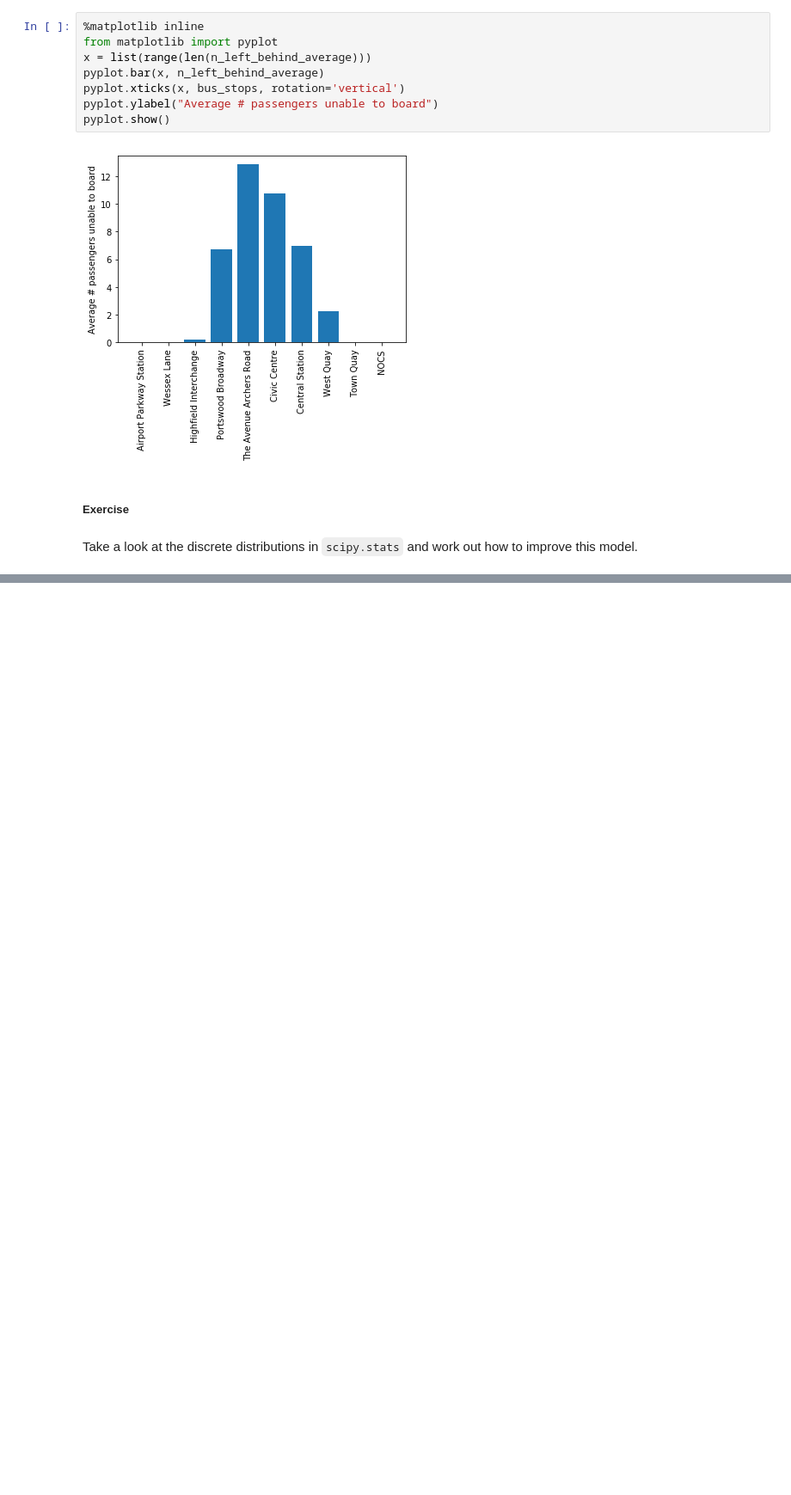
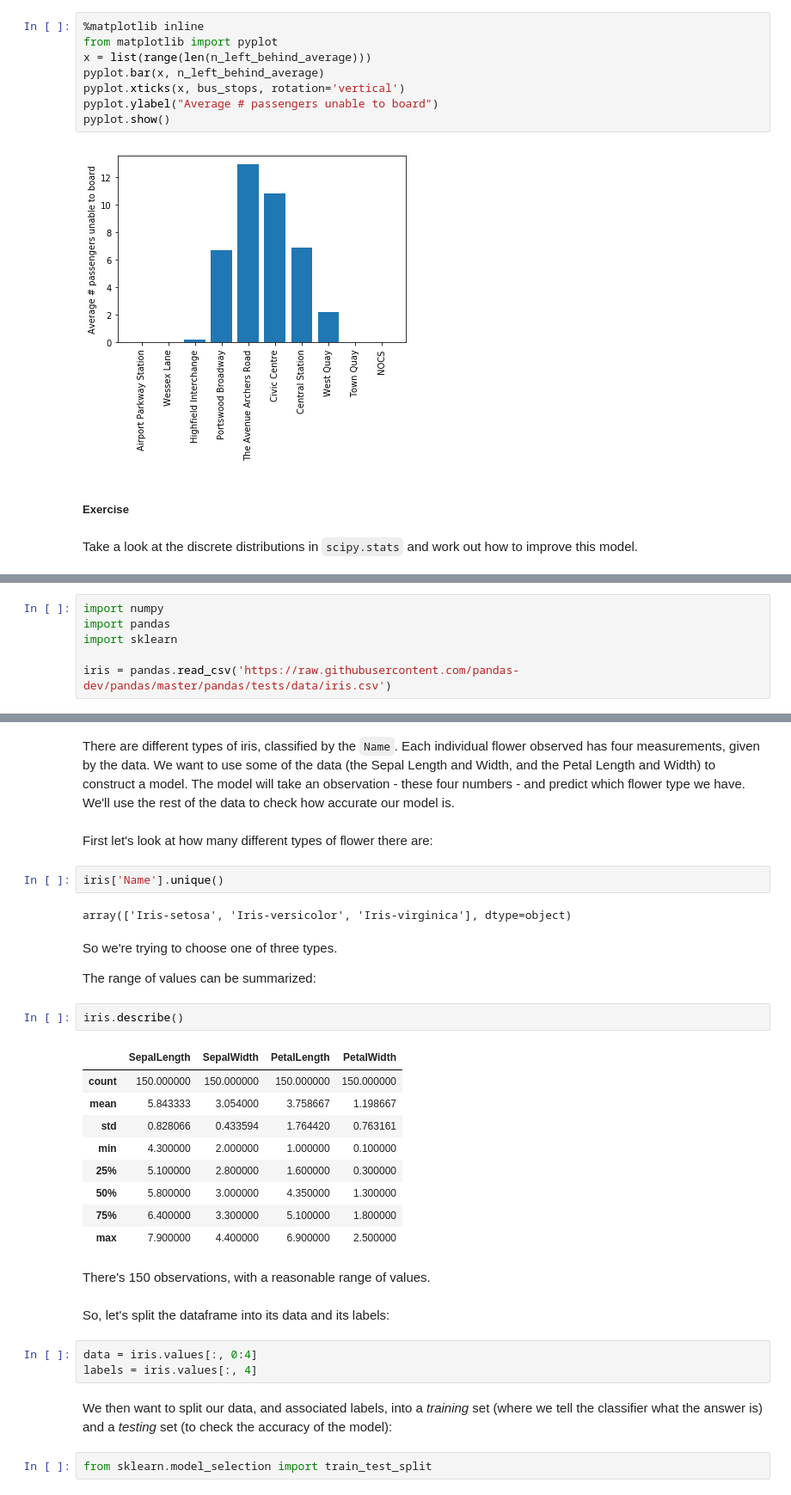
Before and after one commit to IanHawke/msc-or-python, a Jupyter notebook: examples.ipynb, the cells around one changed output, grey strips where cells are left out. Shown at 86% size. Cells and saved outputs as stored; diff of their text form; blank space fills up the shorter version.

```diff
--- a/examples.ipynb
+++ b/examples.ipynb
@@ -716,0 +725,6 @@ Take a look at the discrete distributions in `scipy.stats` and work out how to i
+# %%
+import numpy
+import pandas
+import sklearn
+
+iris = pandas.read_csv('https://raw.githubusercontent.com/pandas-dev/pandas/master/pandas/tests/data/iris.csv')
@@ -716,0 +742,35 @@ Take a look at the discrete distributions in `scipy.stats` and work out how to i
+# %% [markdown]
+There are different types of iris, classified by the `Name`. Each individual flower observed has four measurements, given by the data. We want to use some of the data (the Sepal Length and Width, and the Petal Length and Width) to construct a model. The model will take an observation - these four numbers - and predict which flower type we have. We'll use the rest of the data to check how accurate our model is.
+# %% [markdown]
+First let's look at how many different types of flower there are:
+# %%
+iris['Name'].unique()
+# %% [output]
+array(['Iris-setosa', 'Iris-versicolor', 'Iris-virginica'], dtype=object)
+# %% [markdown]
+So we're trying to choose one of three types.
+
+The range of values can be summarized:
+# %%
+iris.describe()
+# %% [output]
+|  | SepalLength | SepalWidth | PetalLength | PetalWidth |
+| count | 150.000000 | 150.000000 | 150.000000 | 150.000000 |
+| mean | 5.843333 | 3.054000 | 3.758667 | 1.198667 |
+| std | 0.828066 | 0.433594 | 1.764420 | 0.763161 |
+| min | 4.300000 | 2.000000 | 1.000000 | 0.100000 |
+| 25% | 5.100000 | 2.800000 | 1.600000 | 0.300000 |
+| 50% | 5.800000 | 3.000000 | 4.350000 | 1.300000 |
+| 75% | 6.400000 | 3.300000 | 5.100000 | 1.800000 |
+| max | 7.900000 | 4.400000 | 6.900000 | 2.500000 |
+# %% [markdown]
+There's 150 observations, with a reasonable range of values.
+# %% [markdown]
+So, let's split the dataframe into its data and its labels:
+# %%
+data = iris.values[:, 0:4]
+labels = iris.values[:, 4]
+# %% [markdown]
+We then want to split our data, and associated labels, into a *training* set (where we tell the classifier what the answer is) and a *testing* set (to check the accuracy of the model):
+# %%
+from sklearn.model_selection import train_test_split
```
Also changed, not shown: parts of 19 cells of this notebook, 1 other file.
